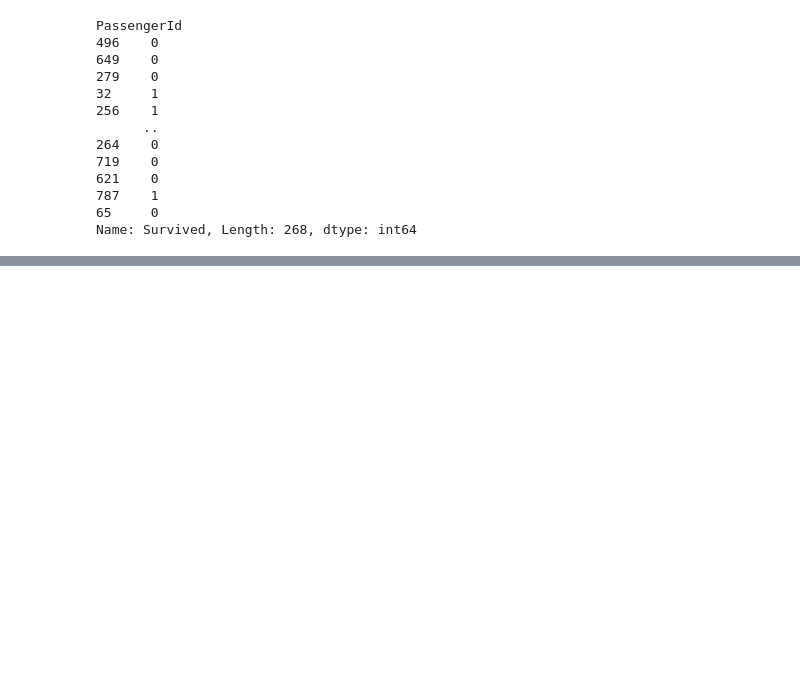
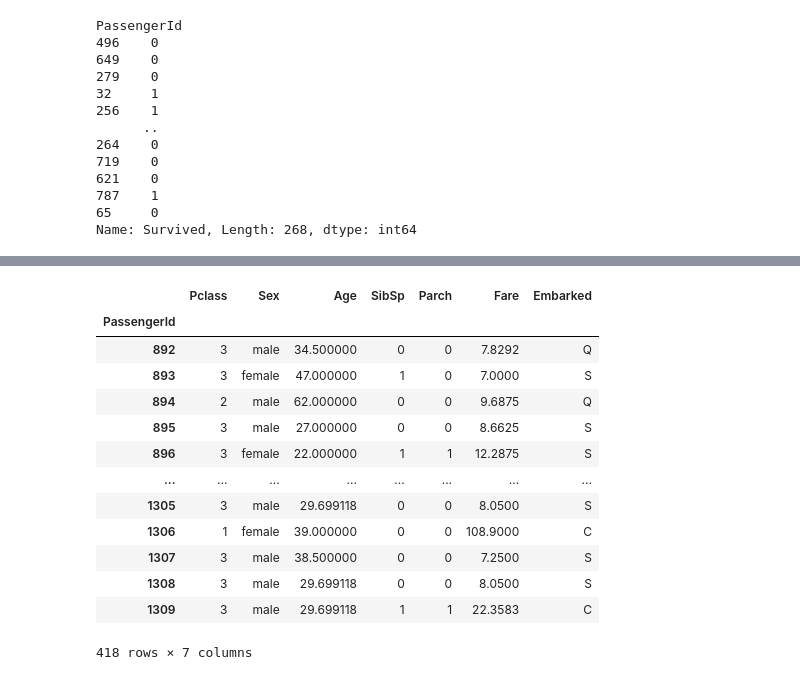
Before and after one commit to YukiteruKoide/titanic, a Jupyter notebook: titanic.ipynb, the cells around one changed output, grey strips where cells are left out. Cells and saved outputs as stored; diff of their text form; code cells hidden in the pictures; blank space fills up the shorter version.

```diff
--- a/titanic.ipynb
+++ b/titanic.ipynb
@@ -391,0 +435,22 @@ Name: Survived, Length: 268, dtype: int64
+# %%
+# 欠損値処理
+# ageは平均値で補完
+df_test = df_test.fillna({'Age':X['Age'].mean()})
+df_test = df_test.fillna({'Fare':X['Fare'].mode()[0]})
+# %%
+df_test
+# %% [output]
+|  | Pclass | Sex | Age | SibSp | Parch | Fare | Embarked |
+| PassengerId |  |  |  |  |  |  |  |
+| 892 | 3 | male | 34.500000 | 0 | 0 | 7.8292 | Q |
+| 893 | 3 | female | 47.000000 | 1 | 0 | 7.0000 | S |
+| 894 | 2 | male | 62.000000 | 0 | 0 | 9.6875 | Q |
+| 895 | 3 | male | 27.000000 | 0 | 0 | 8.6625 | S |
+| 896 | 3 | female | 22.000000 | 1 | 1 | 12.2875 | S |
+| ... | ... | ... | ... | ... | ... | ... | ... |
+| 1305 | 3 | male | 29.699118 | 0 | 0 | 8.0500 | S |
+| 1306 | 1 | female | 39.000000 | 0 | 0 | 108.9000 | C |
+| 1307 | 3 | male | 38.500000 | 0 | 0 | 7.2500 | S |
+| 1308 | 3 | male | 29.699118 | 0 | 0 | 8.0500 | S |
+| 1309 | 3 | male | 29.699118 | 1 | 1 | 22.3583 | C |
+418 rows × 7 columns
```
Also changed, not shown: parts of 23 cells of this notebook, 2 other files.
